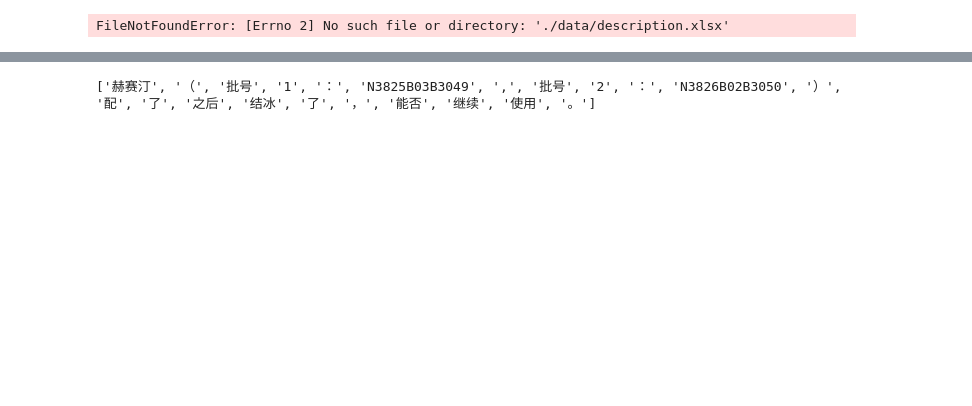
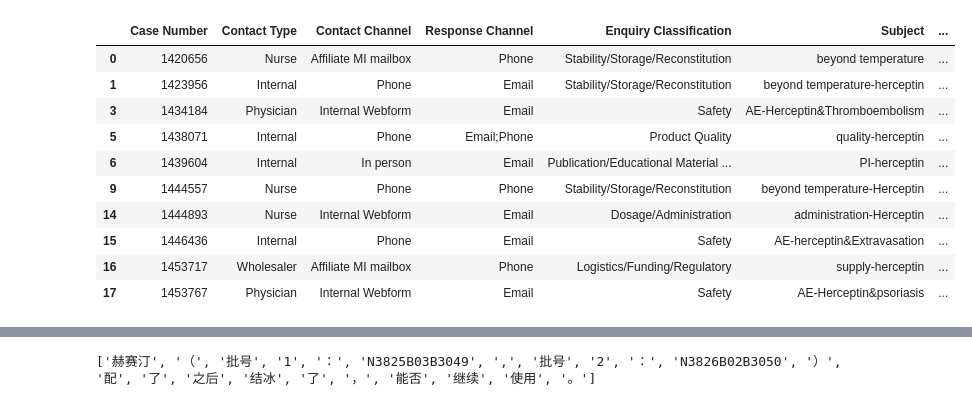
Before and after one commit to meng-ma-biomedical-AI/Medical-Text-Clustering, a Jupyter notebook: clustering.ipynb, the cells around one changed output, grey strips where cells are left out. Drawn from its saved outputs; the diff is of its cells as text; code cells hidden in the pictures; blank space fills up the shorter version.

```diff
--- a/clustering.ipynb
+++ b/clustering.ipynb
@@ -11,10 +16,22 @@ from sklearn.cluster import DBSCAN
 # %%
 # all_question = pd.read_csv('./data/description.csv')
-all_question = pd.read_excel('./data/description.xlsx')
+# all_question = pd.read_excel('./data/Herceptin.xlsx')
+# all_question = pd.read_excel('./data/Herceptin_funding_filtered.xlsx')
+all_question = pd.read_excel('./data/Herceptin_patient_filtered.xlsx')
-# %% [output]
-FileNotFoundError: [Errno 2] No such file or directory: './data/description.xlsx'
 # %%
-all_question.head(20)
+all_question.head(10)
+# %% [output]
+|  | Case Number | Contact Type | Contact Channel | Response Channel | Enquiry Classification | Subject | ... |
+| 0 | 1420656 | Nurse | Affiliate MI mailbox | Phone | Stability/Storage/Reconstitution | beyond temperature | ... |
+| 1 | 1423956 | Internal | Phone | Email | Stability/Storage/Reconstitution | beyond temperature-herceptin | ... |
+| 3 | 1434184 | Physician | Internal Webform | Email | Safety | AE-Herceptin&Thromboembolism | ... |
+| 5 | 1438071 | Internal | Phone | Email;Phone | Product Quality | quality-herceptin | ... |
+| 6 | 1439604 | Internal | In person | Email | Publication/Educational Material ... | PI-herceptin | ... |
+| 9 | 1444557 | Nurse | Phone | Phone | Stability/Storage/Reconstitution | beyond temperature-Herceptin | ... |
+| 14 | 1444893 | Nurse | Internal Webform | Email | Dosage/Administration | administration-Herceptin | ... |
+| 15 | 1446436 | Internal | Phone | Email | Safety | AE-herceptin&Extravasation | ... |
+| 16 | 1453717 | Wholesaler | Affiliate MI mailbox | Phone | Logistics/Funding/Regulatory | supply-herceptin | ... |
+| 17 | 1453767 | Physician | Internal Webform | Email | Safety | AE-Herceptin&psoriasis | ... |
 # %%
 all_question.dropna(axis=0, inplace=True, subset=['Description'])
 # %%
```
Also changed, not shown: parts of 18 cells of this notebook, 4 other files.
